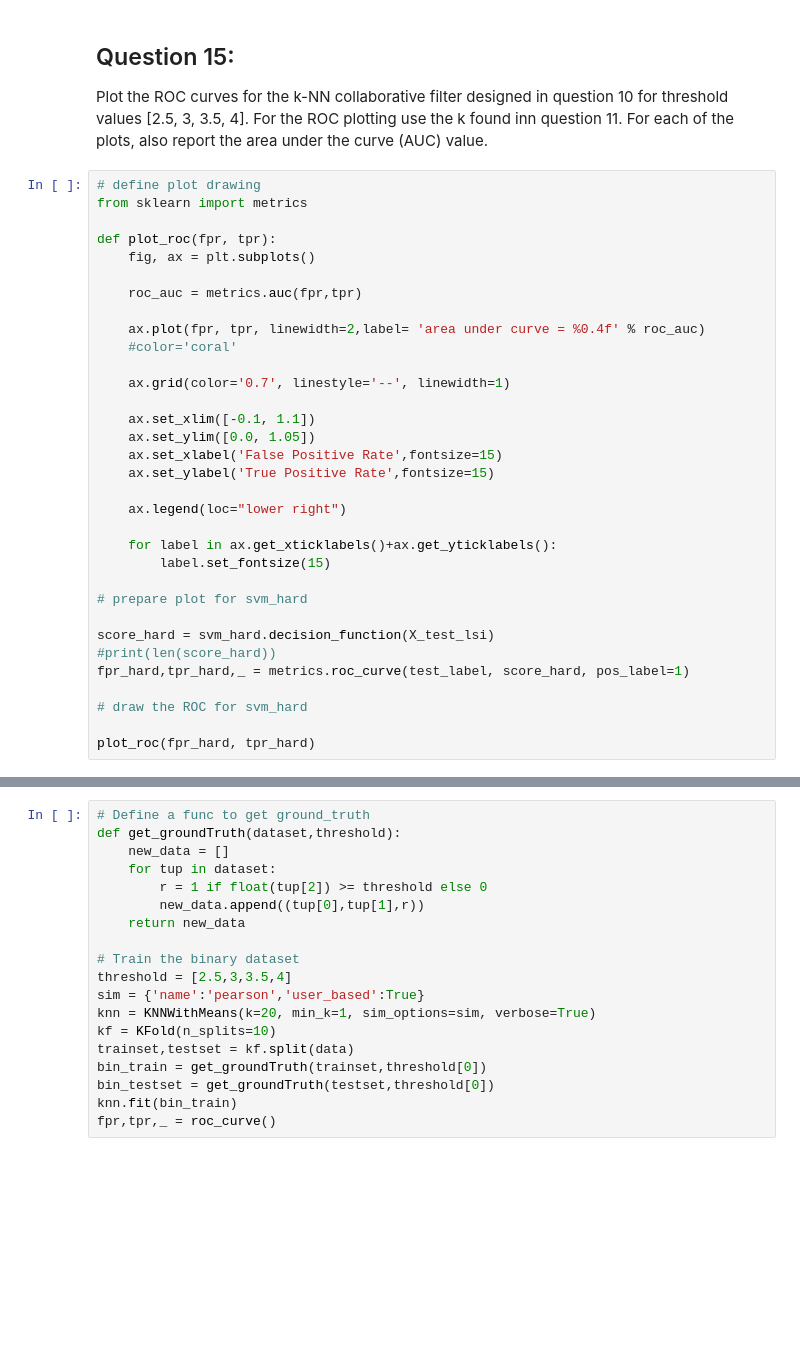
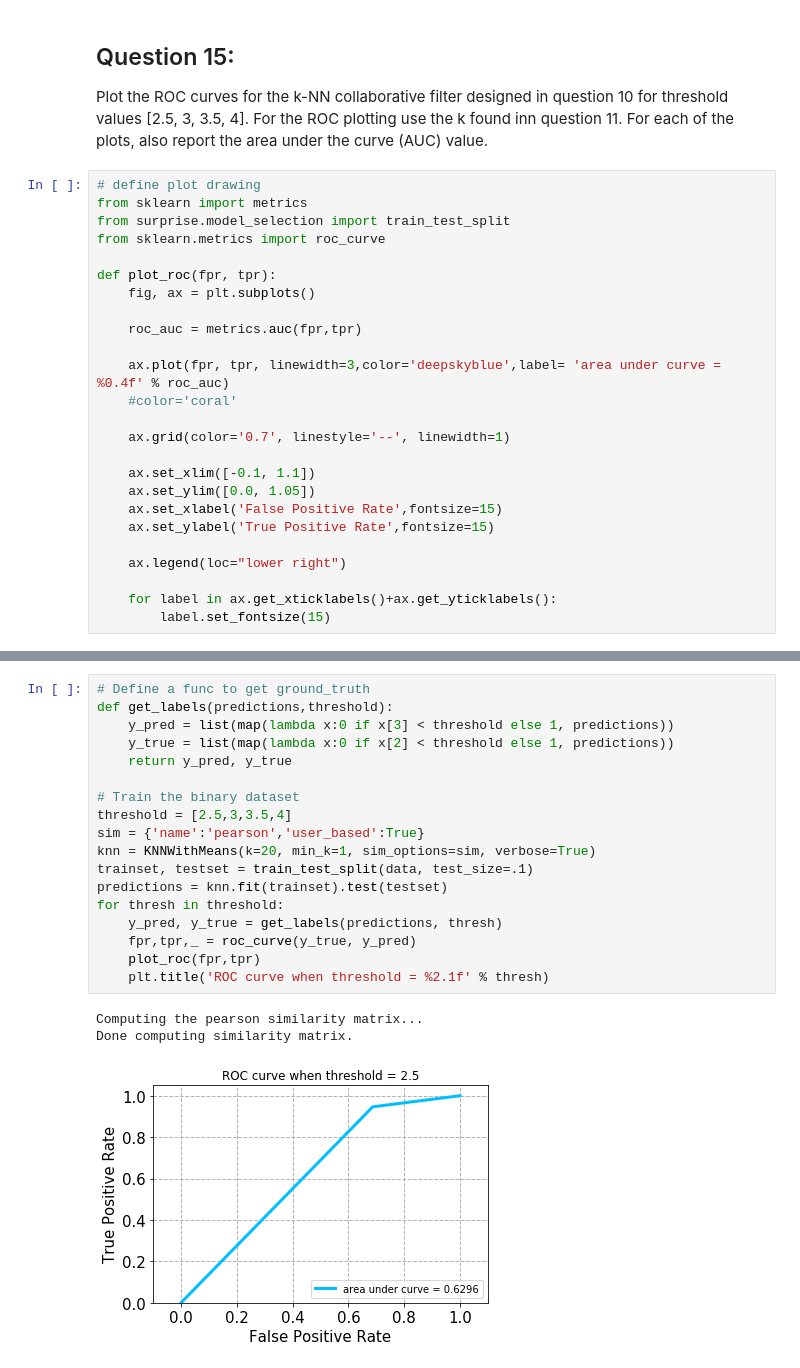
Before and after one commit to Shuyifan/ECE-219-Large-Scale-Data-Mining-Project, a Jupyter notebook: project 3/Project 3.ipynb, the cells around one changed output, grey strips where cells are left out. Drawn from its saved outputs; the diff is of its cells as text; blank space fills up the shorter version.

```diff
--- a/project 3/Project 3.ipynb
+++ b/project 3/Project 3.ipynb
@@ -614,13 +614,15 @@ Plot the ROC curves for the k-NN collaborative filter designed in question 10 fo
 # %%
 # define plot drawing
 from sklearn import metrics
+from surprise.model_selection import train_test_split
+from sklearn.metrics import roc_curve
 
 def plot_roc(fpr, tpr):
     fig, ax = plt.subplots()
 
     roc_auc = metrics.auc(fpr,tpr)
 
-    ax.plot(fpr, tpr, linewidth=2,label= 'area under curve = %0.4f' % roc_auc)
+    ax.plot(fpr, tpr, linewidth=3,color='deepskyblue',label= 'area under curve = %0.4f' % roc_auc)
     #color='coral'
 
     ax.grid(color='0.7', linestyle='--', linewidth=1)
@@ -634,13 +636,3 @@ def plot_roc(fpr, tpr):
 
     for label in ax.get_xticklabels()+ax.get_yticklabels():
         label.set_fontsize(15)
-
-# prepare plot for svm_hard
-
-score_hard = svm_hard.decision_function(X_test_lsi)
-#print(len(score_hard))
-fpr_hard,tpr_hard,_ = metrics.roc_curve(test_label, score_hard, pos_label=1)
-
-# draw the ROC for svm_hard
-
-plot_roc(fpr_hard, tpr_hard)
@@ -647,19 +643,22 @@ plot_roc(fpr_hard, tpr_hard)
 # %%
 # Define a func to get ground_truth
-def get_groundTruth(dataset,threshold):
-    new_data = []
-    for tup in dataset:
-        r = 1 if float(tup[2]) >= threshold else 0
-        new_data.append((tup[0],tup[1],r))
-    return new_data
+def get_labels(predictions,threshold):
+    y_pred = list(map(lambda x:0 if x[3] < threshold else 1, predictions))
+    y_true = list(map(lambda x:0 if x[2] < threshold else 1, predictions))
+    return y_pred, y_true
 
 # Train the binary dataset
 threshold = [2.5,3,3.5,4]
 sim = {'name':'pearson','user_based':True}
 knn = KNNWithMeans(k=20, min_k=1, sim_options=sim, verbose=True)
-kf = KFold(n_splits=10)
-trainset,testset = kf.split(data)
-bin_train = get_groundTruth(trainset,threshold[0])
-bin_testset = get_groundTruth(testset,threshold[0])
-knn.fit(bin_train)
-fpr,tpr,_ = roc_curve()
+trainset, testset = train_test_split(data, test_size=.1)
+predictions = knn.fit(trainset).test(testset)
+for thresh in threshold:
+    y_pred, y_true = get_labels(predictions, thresh)
+    fpr,tpr,_ = roc_curve(y_true, y_pred)
+    plot_roc(fpr,tpr)
+    plt.title('ROC curve when threshold = %2.1f' % thresh)
+# %% [output]
+Computing the pearson similarity matrix...
+Done computing similarity matrix.
+[figure, added]
```
Also changed, not shown: parts of 5 cells of this notebook.
